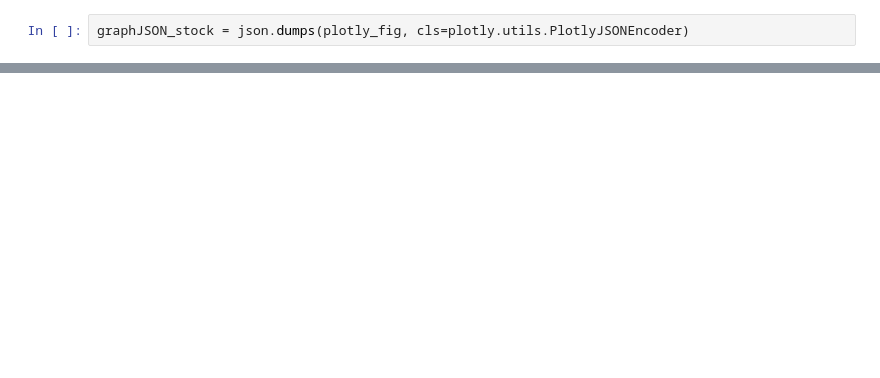
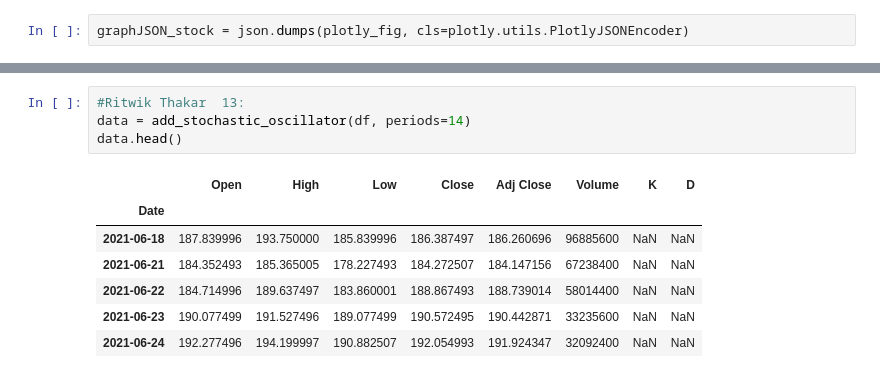
Before and after one commit to satishsurath/Universe-of-Investments, a Jupyter notebook: DebuggingCode/Trading_Algos_SO.ipynb, the cells around one changed output, grey strips where cells are left out. Cells and saved outputs as stored; diff of their text form; blank space fills up the shorter version.

```diff
--- a/DebuggingCode/Trading_Algos_SO.ipynb
+++ b/DebuggingCode/Trading_Algos_SO.ipynb
@@ -146,0 +139,12 @@ graphJSON_stock
+# %%
+#Ritwik Thakar  13:
+data = add_stochastic_oscillator(df, periods=14)
+data.head()
+# %% [output]
+|  | Open | High | Low | Close | Adj Close | Volume | K | D |
+| Date |  |  |  |  |  |  |  |  |
+| 2021-06-18 | 187.839996 | 193.750000 | 185.839996 | 186.387497 | 186.260696 | 96885600 | NaN | NaN |
+| 2021-06-21 | 184.352493 | 185.365005 | 178.227493 | 184.272507 | 184.147156 | 67238400 | NaN | NaN |
+| 2021-06-22 | 184.714996 | 189.637497 | 183.860001 | 188.867493 | 188.739014 | 58014400 | NaN | NaN |
+| 2021-06-23 | 190.077499 | 191.527496 | 189.077499 | 190.572495 | 190.442871 | 33235600 | NaN | NaN |
+| 2021-06-24 | 192.277496 | 194.199997 | 190.882507 | 192.054993 | 191.924347 | 32092400 | NaN | NaN |
```
Also changed, not shown: parts of 10 cells of this notebook, 1 other file.
